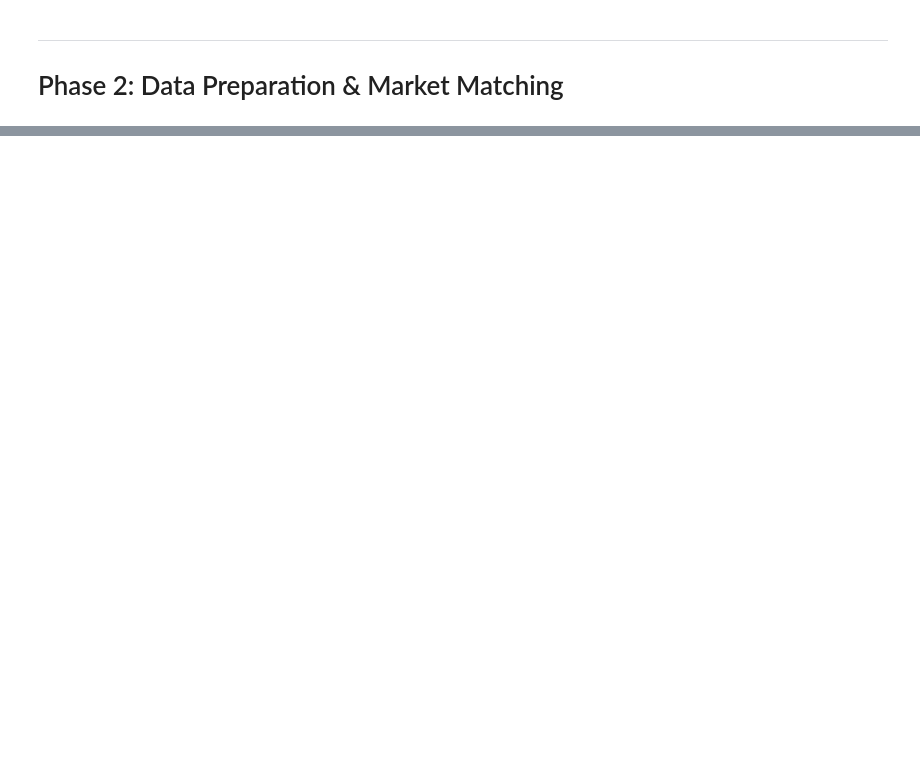
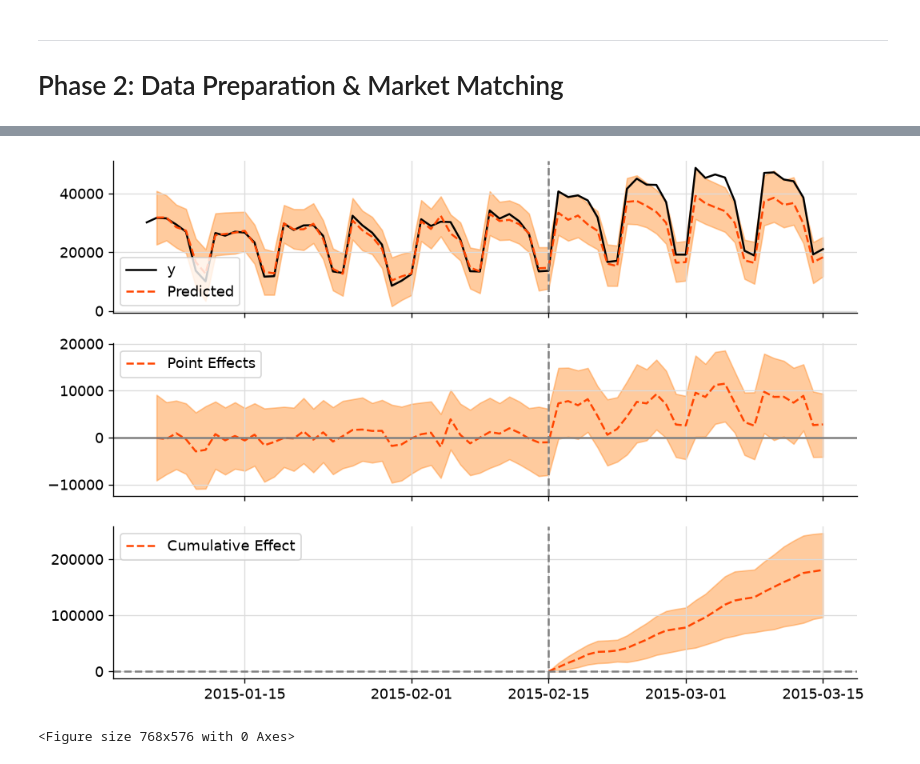
Before and after one commit to dustintdn/geo-incrementality-experiment, a Jupyter notebook: notebooks/geo_experiment_analysis.ipynb, the cells around one changed output, grey strips where cells are left out. Saved outputs shown, nothing was run; the diff lists cells and outputs as text; code cells hidden in the pictures; blank space fills up the shorter version.

```diff
--- a/notebooks/geo_experiment_analysis.ipynb
+++ b/notebooks/geo_experiment_analysis.ipynb
@@ -450,0 +258,9 @@ True Lift Estimated Lift 95% CI Lower 95% CI Upper True in CI?
+# %%
+ci.plot()
+plt.suptitle('CausalImpact Analysis — Geo Campaign, Feb 16 – Mar 15 2015', y=1.01, fontsize=13)
+plt.tight_layout()
+plt.savefig('../data/fig2_causal_impact.png', dpi=120, bbox_inches='tight')
+plt.show()
+# %% [output]
+[figure, added]
+<Figure size 768x576 with 0 Axes>
```
Also changed, not shown: parts of 54 cells of this notebook, 7 other files.
